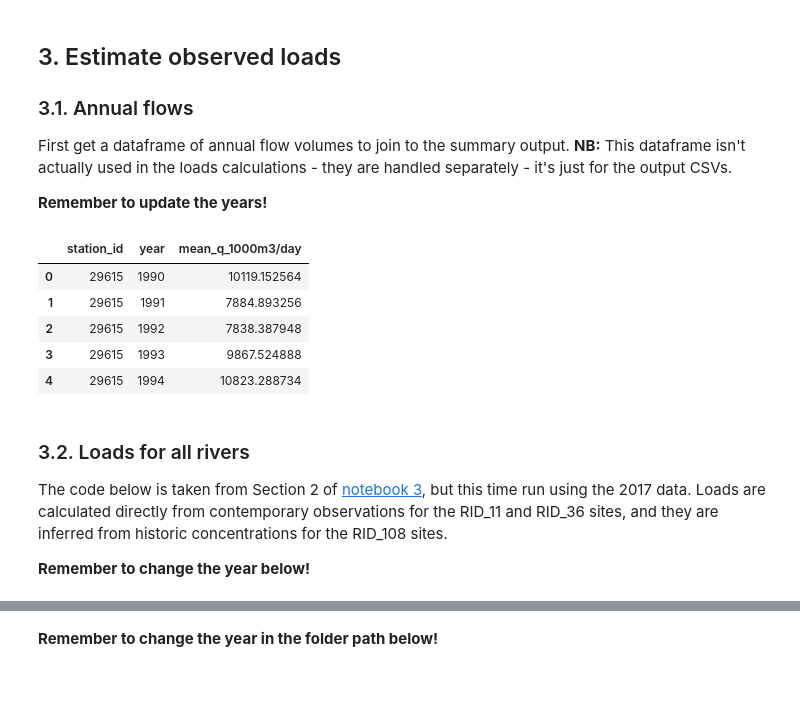
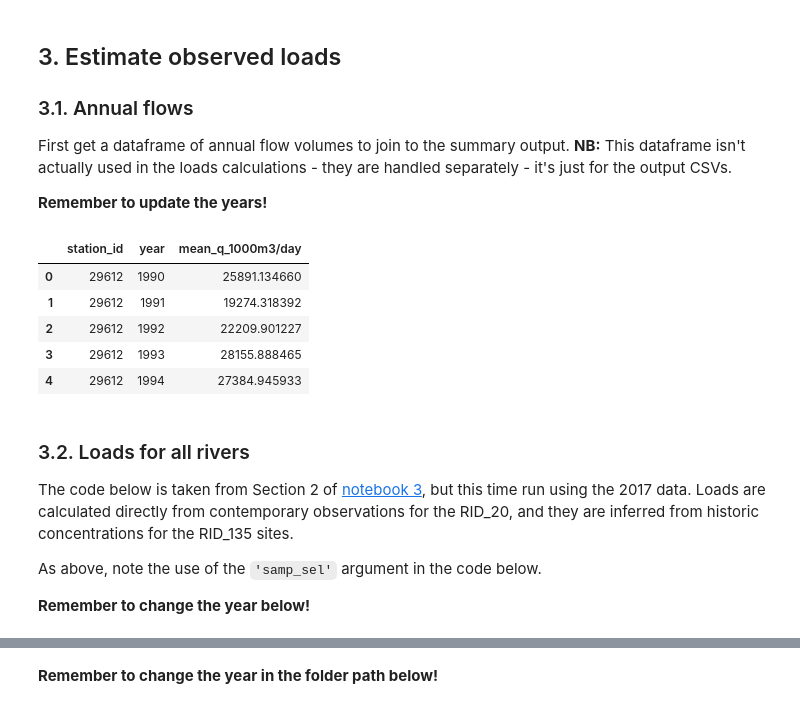
Before and after one commit to JamesSample/rid, a Jupyter notebook: notebooks/rid_working_2017-18.ipynb, the cells around one changed output, grey strips where cells are left out. Saved outputs shown, nothing was run; the diff lists cells and outputs as text; code cells hidden in the pictures; blank space fills up the shorter version.

Commit message:
Loads estimation for 2017

```diff
--- a/notebooks/rid_working_2017-18.ipynb
+++ b/notebooks/rid_working_2017-18.ipynb
@@ -38,9 +42,15 @@ rid_func_path = (r'C:\Data\James_Work\Staff\Oeyvind_K\Elveovervakingsprogrammet'
                  r'\Python\rid\notebooks\useful_rid_code.py')
 rid = imp.load_source('useful_rid_code', rid_func_path)
 # %%
-# Read site data
-in_xlsx = r'C:\Data\James_Work\Staff\Oeyvind_K\Elveovervakingsprogrammet\Data\RID_Sites_List.xlsx'
+# Read old site groupings
+#in_xlsx = (r'C:\Data\James_Work\Staff\Oeyvind_K\Elveovervakingsprogrammet'
+#           r'\Data\RID_Sites_List.xlsx')
+#rid_11_df = pd.read_excel(in_xlsx, sheet_name='RID_11')
+#rid_36_df = pd.read_excel(in_xlsx, sheet_name='RID_36')
+#rid_108_df = pd.read_excel(in_xlsx, sheet_name='RID_108')
 
-rid_11_df = pd.read_excel(in_xlsx, sheet_name='RID_11')
-rid_36_df = pd.read_excel(in_xlsx, sheet_name='RID_36')
-rid_108_df = pd.read_excel(in_xlsx, sheet_name='RID_108')
+# Read new site groupings (for 2017 to 2020)
+in_xlsx = (r'C:\Data\James_Work\Staff\Oeyvind_K\Elveovervakingsprogrammet'
+           r'\Data\RID_Sites_List_2017-2020.xlsx')
+rid_20_df = pd.read_excel(in_xlsx, sheet_name='RID_20')
+rid_135_df = pd.read_excel(in_xlsx, sheet_name='RID_135')
@@ -91,23 +101,25 @@ First get a dataframe of annual flow volumes to join to the summary output. **NB
 **Remember to update the years!**
 # %%
 # Sites of interest: combine all site dfs into one
-rid_all_df = pd.concat([rid_11_df, rid_36_df, rid_108_df], axis=0)
+rid_all_df = pd.concat([rid_20_df, rid_135_df], axis=0)
 
 # Get flow data
 q_df = rid.get_flow_volumes(rid_all_df, 1990, 2017, engine)
 
 q_df.head()
 # %% [output]
 |  | station_id | year | mean_q_1000m3/day |
-| 0 | 29615 | 1990 | 10119.152564 |
-| 1 | 29615 | 1991 | 7884.893256 |
-| 2 | 29615 | 1992 | 7838.387948 |
-| 3 | 29615 | 1993 | 9867.524888 |
-| 4 | 29615 | 1994 | 10823.288734 |
+| 0 | 29612 | 1990 | 25891.134660 |
+| 1 | 29612 | 1991 | 19274.318392 |
+| 2 | 29612 | 1992 | 22209.901227 |
+| 3 | 29612 | 1993 | 28155.888465 |
+| 4 | 29612 | 1994 | 27384.945933 |
 # %% [markdown]
 ### 3.2. Loads for all rivers
 
-The code below is taken from Section 2 of [notebook 3](http://nbviewer.jupyter.org/github/JamesSample/rid/blob/master/notebooks/estimate_loads.ipynb), but this time run using the 2017 data. Loads are calculated directly from contemporary observations for the RID_11 and RID_36 sites, and they are inferred from historic concentrations for the RID_108 sites.
+The code below is taken from Section 2 of [notebook 3](http://nbviewer.jupyter.org/github/JamesSample/rid/blob/master/notebooks/estimate_loads.ipynb), but this time run using the 2017 data. Loads are calculated directly from contemporary observations for the RID_20, and they are inferred from historic concentrations for the RID_135 sites.
+
+As above, note the use of the `'samp_sel'` argument in the code below.
 
 **Remember to change the year below!**
 # %%
```
Also changed, not shown: parts of 10 cells of this notebook.
